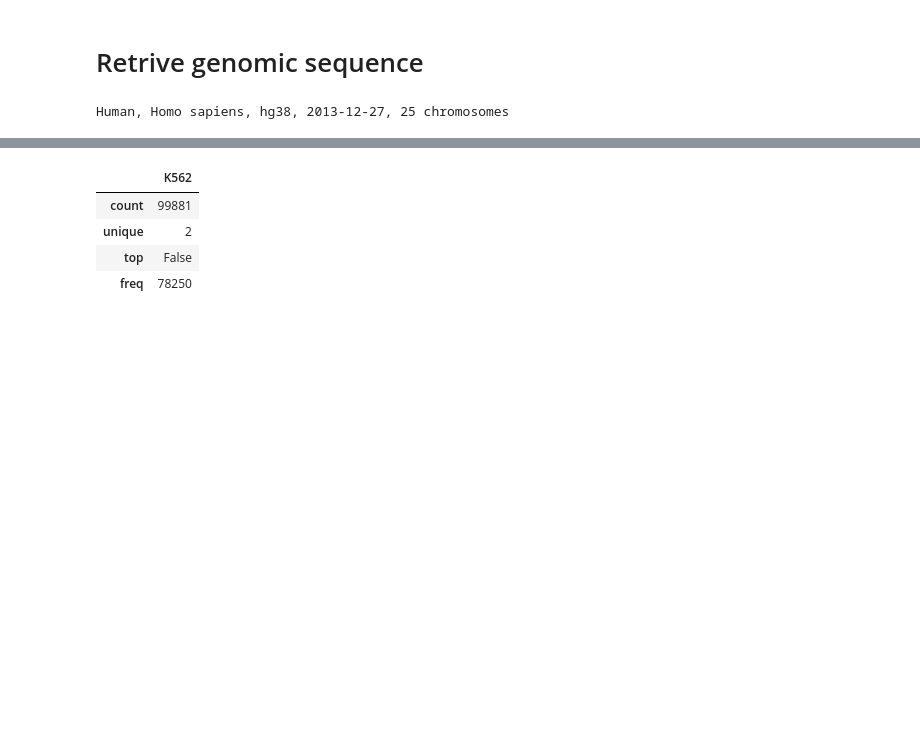
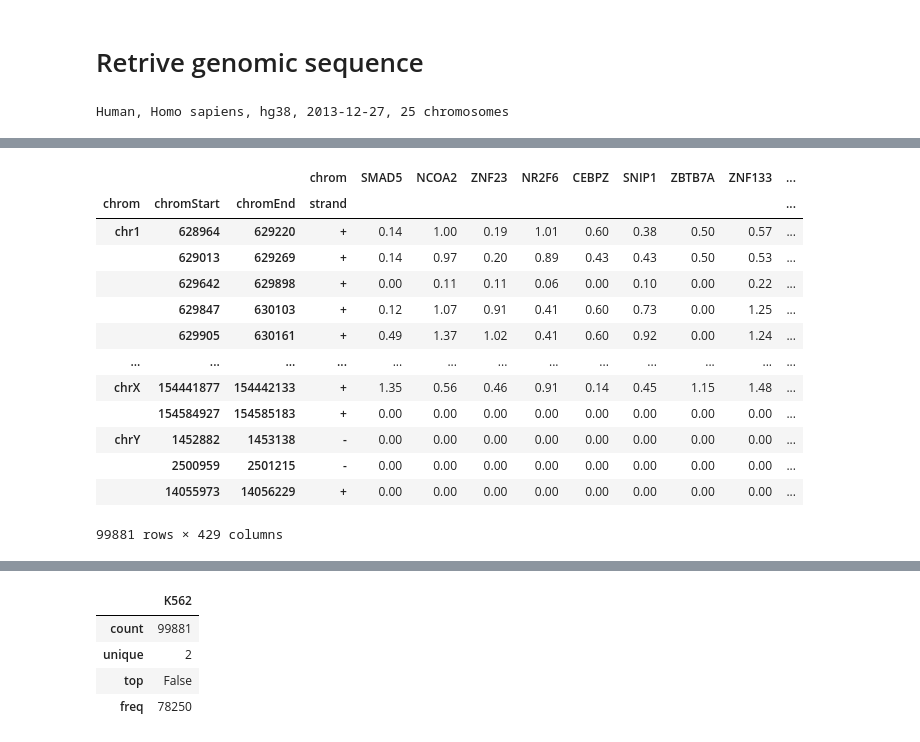
Before and after one commit to Stefano-t/multimodal-k562-cell-line-prediction, a Jupyter notebook: k562_prediction.ipynb, the cells around one changed output, grey strips where cells are left out. Saved outputs shown, nothing was run; the diff lists cells and outputs as text; code cells hidden in the pictures; blank space fills up the shorter version.

```diff
--- a/k562_prediction.ipynb
+++ b/k562_prediction.ipynb
@@ -95,3 +128,20 @@ aeie_y.describe()
+# %%
+apip_X
+# %% [output]
+|  |  |  | chrom | SMAD5 | NCOA2 | ZNF23 | NR2F6 | CEBPZ | SNIP1 | ZBTB7A | ZNF133 | ... |
+| chrom | chromStart | chromEnd | strand |  |  |  |  |  |  |  |  | ... |
+| chr1 | 628964 | 629220 | + | 0.14 | 1.00 | 0.19 | 1.01 | 0.60 | 0.38 | 0.50 | 0.57 | ... |
+|  | 629013 | 629269 | + | 0.14 | 0.97 | 0.20 | 0.89 | 0.43 | 0.43 | 0.50 | 0.53 | ... |
+|  | 629642 | 629898 | + | 0.00 | 0.11 | 0.11 | 0.06 | 0.00 | 0.10 | 0.00 | 0.22 | ... |
+|  | 629847 | 630103 | + | 0.12 | 1.07 | 0.91 | 0.41 | 0.60 | 0.73 | 0.00 | 1.25 | ... |
+|  | 629905 | 630161 | + | 0.49 | 1.37 | 1.02 | 0.41 | 0.60 | 0.92 | 0.00 | 1.24 | ... |
+| ... | ... | ... | ... | ... | ... | ... | ... | ... | ... | ... | ... | ... |
+| chrX | 154441877 | 154442133 | + | 1.35 | 0.56 | 0.46 | 0.91 | 0.14 | 0.45 | 1.15 | 1.48 | ... |
+|  | 154584927 | 154585183 | + | 0.00 | 0.00 | 0.00 | 0.00 | 0.00 | 0.00 | 0.00 | 0.00 | ... |
+| chrY | 1452882 | 1453138 | - | 0.00 | 0.00 | 0.00 | 0.00 | 0.00 | 0.00 | 0.00 | 0.00 | ... |
+|  | 2500959 | 2501215 | - | 0.00 | 0.00 | 0.00 | 0.00 | 0.00 | 0.00 | 0.00 | 0.00 | ... |
+|  | 14055973 | 14056229 | + | 0.00 | 0.00 | 0.00 | 0.00 | 0.00 | 0.00 | 0.00 | 0.00 | ... |
+99881 rows × 429 columns
 # %%
 apip_X.describe()
 # %% [output]
```
Also changed, not shown: parts of 23 cells of this notebook.
